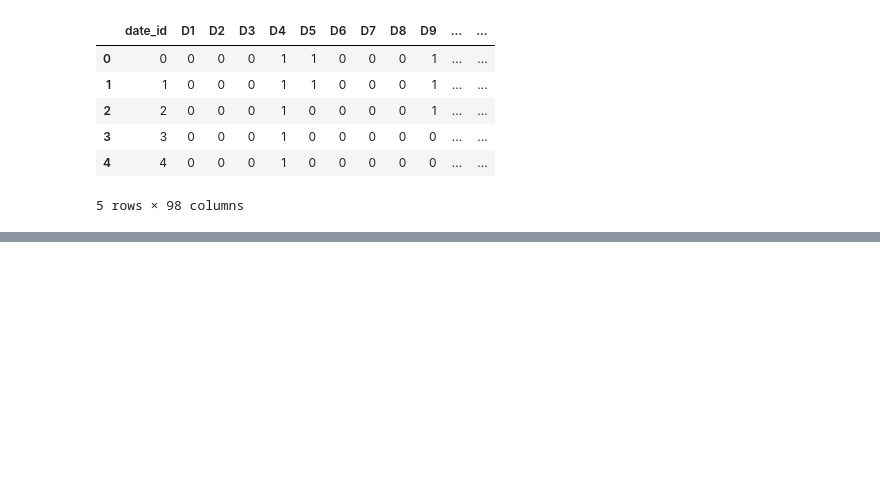
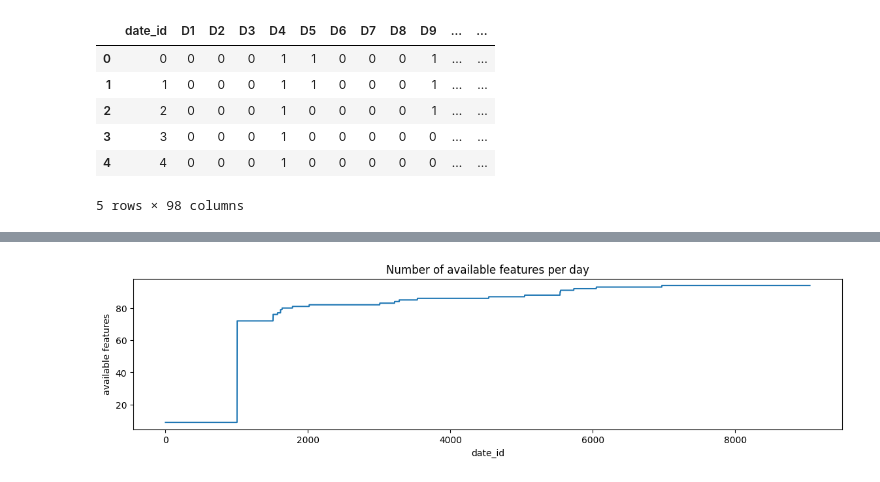
Before and after one commit to ceng313-2026/GROUP59_CENG313, a Jupyter notebook: assignment1_eda_baseline.ipynb, the cells around one changed output, grey strips where cells are left out. Cells and saved outputs as stored; diff of their text form; code cells hidden in the pictures; blank space fills up the shorter version.

```diff
--- a/assignment1_eda_baseline.ipynb
+++ b/assignment1_eda_baseline.ipynb
@@ -63,0 +141,9 @@ train.head()
+# %%
+fig, ax = plt.subplots(figsize=(14, 3))
+train[feats].notna().sum(axis=1).plot(ax=ax)
+ax.set_xlabel("date_id")
+ax.set_ylabel("available features")
+ax.set_title("Number of available features per day")
+plt.show()
+# %% [output]
+[figure, added]
```
Also changed, not shown: parts of 11 cells of this notebook.
